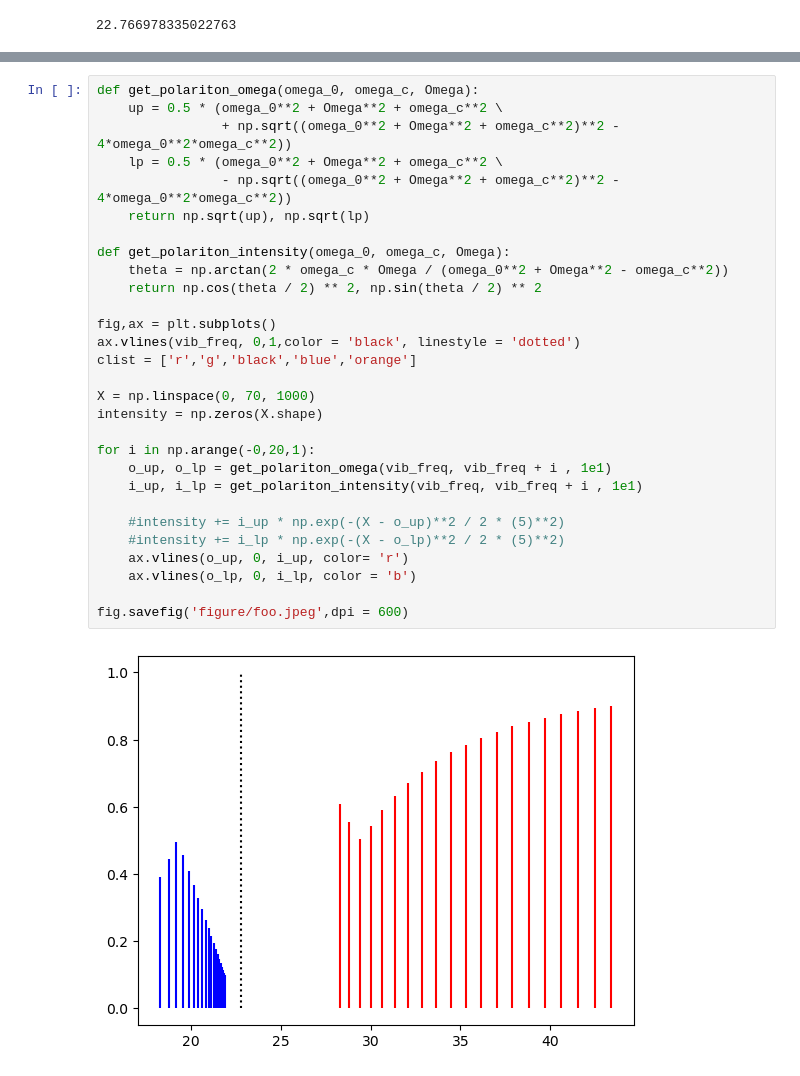
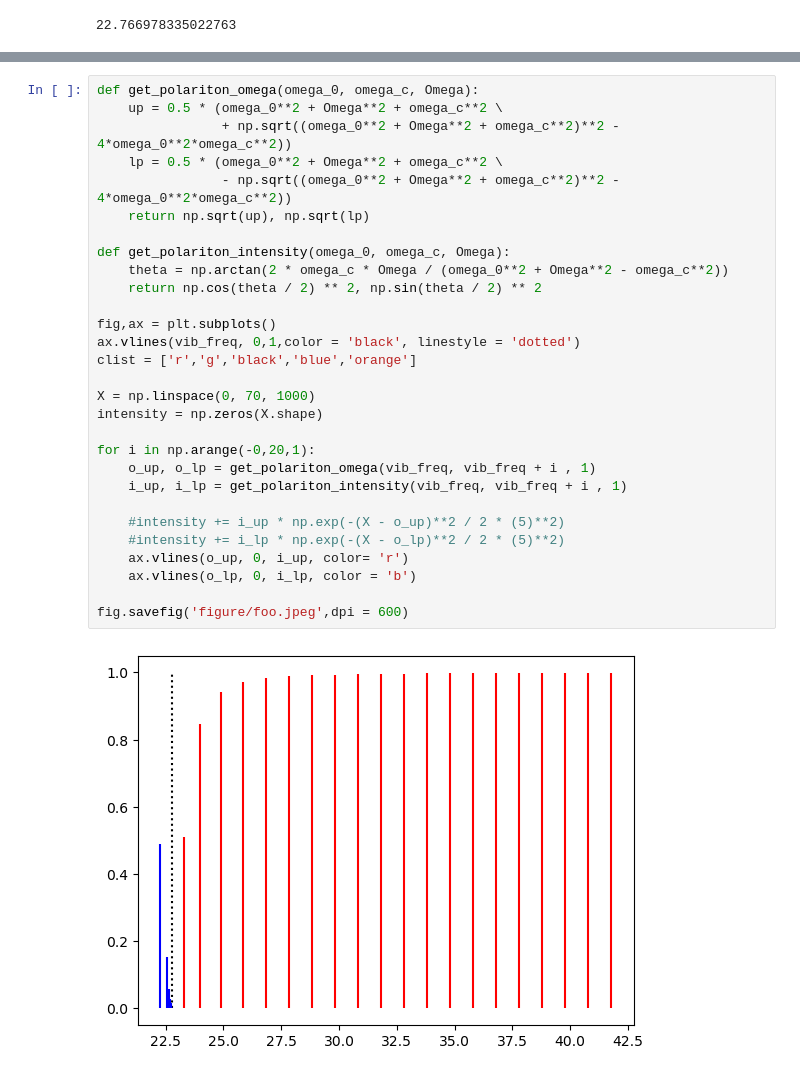
Before and after one commit to RibeiroGroup/Molecular-Dynamics-for-CIS, a Jupyter notebook: src/analyze_single.ipynb, the cells around one changed output, grey strips where cells are left out. Saved outputs shown, nothing was run; the diff lists cells and outputs as text.

```diff
--- a/src/analyze_single.ipynb
+++ b/src/analyze_single.ipynb
@@ -40,34 +51,34 @@ vib_freq
 # %%
 def get_polariton_omega(omega_0, omega_c, Omega):
     up = 0.5 * (omega_0**2 + Omega**2 + omega_c**2 \
                 + np.sqrt((omega_0**2 + Omega**2 + omega_c**2)**2 - 4*omega_0**2*omega_c**2))
     lp = 0.5 * (omega_0**2 + Omega**2 + omega_c**2 \
                 - np.sqrt((omega_0**2 + Omega**2 + omega_c**2)**2 - 4*omega_0**2*omega_c**2))
     return np.sqrt(up), np.sqrt(lp)
 
 def get_polariton_intensity(omega_0, omega_c, Omega):
     theta = np.arctan(2 * omega_c * Omega / (omega_0**2 + Omega**2 - omega_c**2))
     return np.cos(theta / 2) ** 2, np.sin(theta / 2) ** 2
 
 fig,ax = plt.subplots()
 ax.vlines(vib_freq, 0,1,color = 'black', linestyle = 'dotted')
 clist = ['r','g','black','blue','orange']
 
 X = np.linspace(0, 70, 1000)
 intensity = np.zeros(X.shape)
 
 for i in np.arange(-0,20,1):
-    o_up, o_lp = get_polariton_omega(vib_freq, vib_freq + i , 1e1)
-    i_up, i_lp = get_polariton_intensity(vib_freq, vib_freq + i , 1e1)
+    o_up, o_lp = get_polariton_omega(vib_freq, vib_freq + i , 1)
+    i_up, i_lp = get_polariton_intensity(vib_freq, vib_freq + i , 1)
 
     #intensity += i_up * np.exp(-(X - o_up)**2 / 2 * (5)**2)
     #intensity += i_lp * np.exp(-(X - o_lp)**2 / 2 * (5)**2)
     ax.vlines(o_up, 0, i_up, color= 'r')
     ax.vlines(o_lp, 0, i_lp, color = 'b')
 
 fig.savefig('figure/foo.jpeg',dpi = 600)
 # %% [output]
-[figure, old version]
+[figure, new version]
 # %%
 #
 # Define paths to pickle files and functions
```
Also changed, not shown: parts of 7 cells of this notebook, 7 other files.
